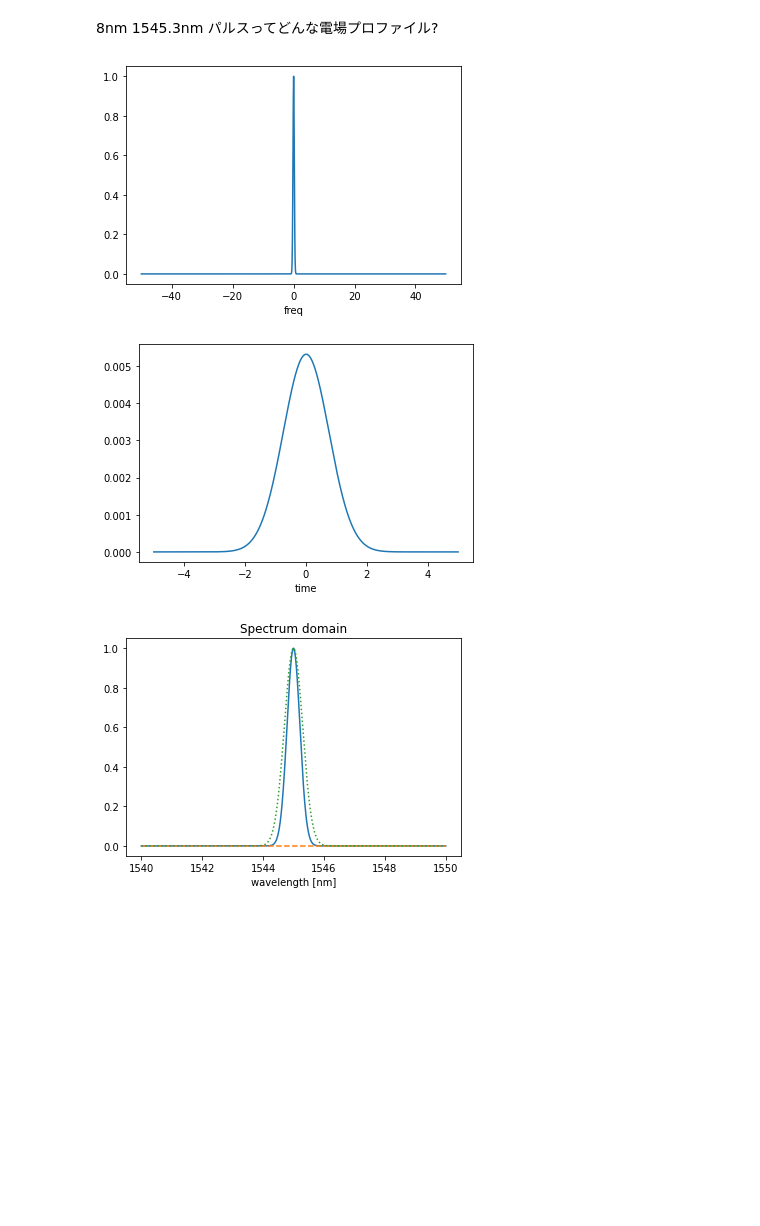
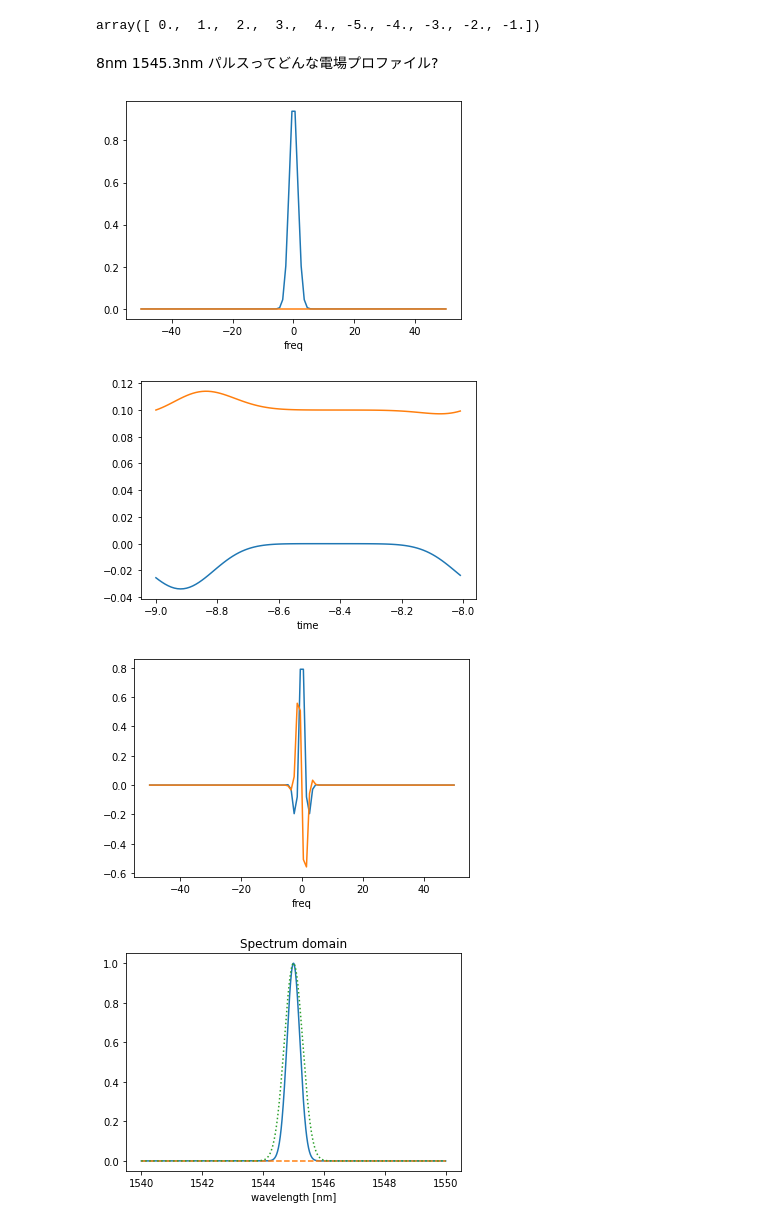
Before and after one commit to ruofan-he/pulse_reconstruction, a Jupyter notebook: pulse_fourier1545.ipynb, the cells around one changed output. Cells and saved outputs as stored; diff of their text form; code cells hidden in the pictures; blank space fills up the shorter version.

```diff
--- a/pulse_fourier1545.ipynb
+++ b/pulse_fourier1545.ipynb
@@ -33,22 +40,36 @@ def freq2time(start_time=0,refer_time_x=False):
+# %%
+np.fft.fftfreq(10,0.1)
+# %% [output]
+array([ 0.,  1.,  2.,  3.,  4., -5., -4., -3., -2., -1.])
 # %% [markdown]
 8nm 1545.3nm パルスってどんな電場プロファイル?
 # %%
-freq_x = np.fft.fftfreq(1000,d = 0.01)
-freq_x = np.fft.fftshift(freq_x)
-freq_y = np.exp(-(freq_x/0.3)**2)
 
-plt.plot(freq_x, freq_y)
+freq_x = np.linspace(-50,50,100)
+freq_y = np.exp(-(freq_x/2)**2)
+
+plt.plot(freq_x, freq_y.real)
+plt.plot(freq_x, freq_y.imag)
 plt.xlabel('freq')
 plt.show()
 
-freq2time(start_time=-5)
+freq2time(start_time=-9)
 
 plt.plot(time_x, time_y.real)
+plt.plot(time_x, time_y.imag+0.1)
 plt.xlabel('time')
 plt.show()
+
+time2freq(start_freq=-50)
+
+plt.plot(freq_x, freq_y.real)
+plt.plot(freq_x, freq_y.imag)
+plt.xlabel('freq')
+plt.show()
 # %% [output]
-[figure, old version]
+[figure, new version]
-[figure, old version]
+[figure, new version]
+[figure, added]
 # %%
 wavelength_range = np.linspace(1540,1550, 1000)
 c = 299792458
```
Also changed, not shown: parts of 3 cells of this notebook.
